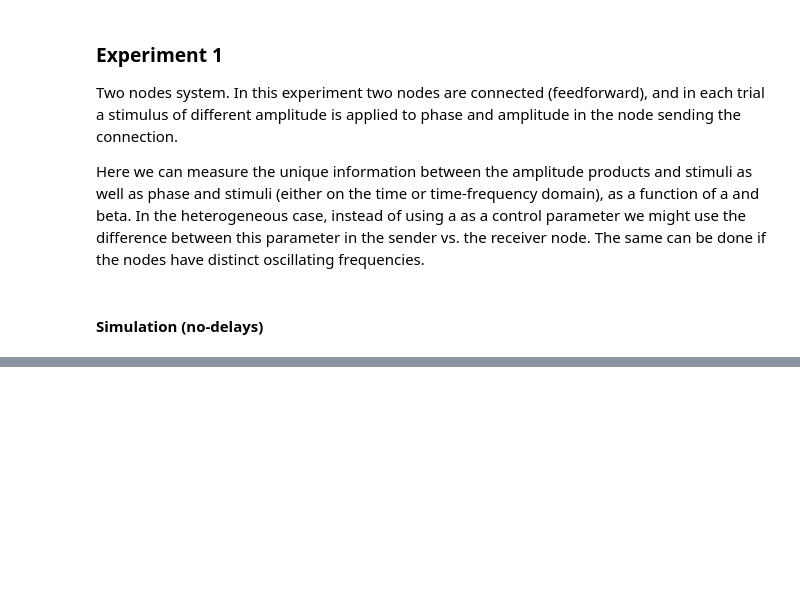
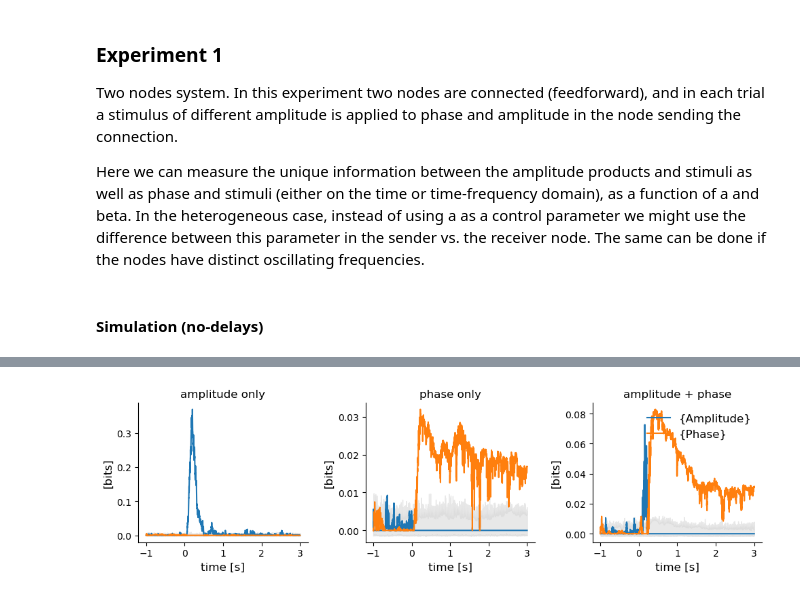
Before and after one commit to ViniciusLima94/StuartLandauWBM, a Jupyter notebook: notebooks/Experiment 1 - Two Nodes System.ipynb, the cells around one changed output, grey strips where cells are left out. Drawn from its saved outputs; the diff is of its cells as text; code cells hidden in the pictures; blank space fills up the shorter version.

```diff
--- a/notebooks/Experiment 1 - Two Nodes System.ipynb
+++ b/notebooks/Experiment 1 - Two Nodes System.ipynb
@@ -128,5 +71,5 @@ g = 1
 # %%
 simulate_jax = jax.vmap(
     simulate,
-    in_axes=(None, None, None, None, None, None, None, 0, 0, None, None, None),
+    in_axes=(None, None, None, None, None, None, None, None, 0, 0, 0, None, None, None),
 )
@@ -162,0 +76,3 @@ data_phase.shape
+# %%
+a = jnp.array([-5, -5])
+f = jnp.array([40, 40])
@@ -302,6 +167,0 @@ data_amp.shape
-# %%
-data_amp = xr.DataArray(
-    data_amp,
-    dims=("trials", "roi", "times"),
-    coords=(Amplitudes, ["x", "y"], time[::decim]),
-)
@@ -375,0 +170,68 @@ AttributeError: 'DataArray' object has no attribute 'freqs'
+# %%
+uamp1, uphase1 = return_unique_terms(data_amp, Amplitudes)
+uamp2, uphase2 = return_unique_terms(data_phase, Amplitudes)
+uamp3, uphase3 = return_unique_terms(data_both, Amplitudes)
+
+__iter = tqdm(range(50))
+uc1 = [return_unique_terms(data_amp, Amplitudes, True) for i in __iter]
+uc2 = [return_unique_terms(data_phase, Amplitudes, True) for i in __iter]
+uc3 = [return_unique_terms(data_both, Amplitudes, True) for i in __iter]
+# %%
+plt.figure(figsize=(10, 3))
+ax = plt.subplot(131)
+
+plt.plot(time[::decim], uamp1)
+plt.plot(time[::decim], uphase1)
+plt.fill_between(
+    time[::decim],
+    np.quantile(uc1, 0.05, axis=0),
+    np.quantile(uc1, 0.95, axis=0),
+    color="lightgray",
+    alpha=0.5,
+)
+[ax.spines[key].set_visible(False) for key in ["top", "right"]]
+plt.ylabel("[bits]", fontsize=12)
+plt.xlabel("time [s]", fontsize=12)
+plt.title("amplitude only", fontsize=12)
+
+ax = plt.subplot(132)
+
+plt.plot(time[::decim], uamp2)
+plt.plot(time[::decim], uphase2)
+plt.fill_between(
+    time[::decim],
+    np.quantile(uc2, 0.05, axis=0),
+    np.quantile(uc2, 0.95, axis=0),
+    color="lightgray",
+    alpha=0.5,
+)
+[ax.spines[key].set_visible(False) for key in ["top", "right"]]
+plt.ylabel("[bits]", fontsize=12)
+plt.xlabel("time [s]", fontsize=12)
+plt.title("phase only", fontsize=12)
+
+ax = plt.subplot(133)
+
+plt.plot(time[::decim], uamp3)
+plt.plot(time[::decim], uphase3)
+plt.fill_between(
+    time[::decim],
+    np.quantile(uc3, 0.05, axis=0),
+    np.quantile(uc3, 0.95, axis=0),
+    color="lightgray",
+    alpha=0.5,
+)
+plt.legend(
+    ["{Amplitude}", "{Phase}"],
+    fontsize=12,
+    frameon=False,
+)
+[ax.spines[key].set_visible(False) for key in ["top", "right"]]
+plt.ylabel("[bits]", fontsize=12)
+plt.xlabel("time [s]", fontsize=12)
+plt.title("amplitude + phase", fontsize=12)
+
+
+plt.tight_layout()
+# %% [output]
+[figure, added]
```
Also changed, not shown: parts of 29 cells of this notebook, 8 other files.
